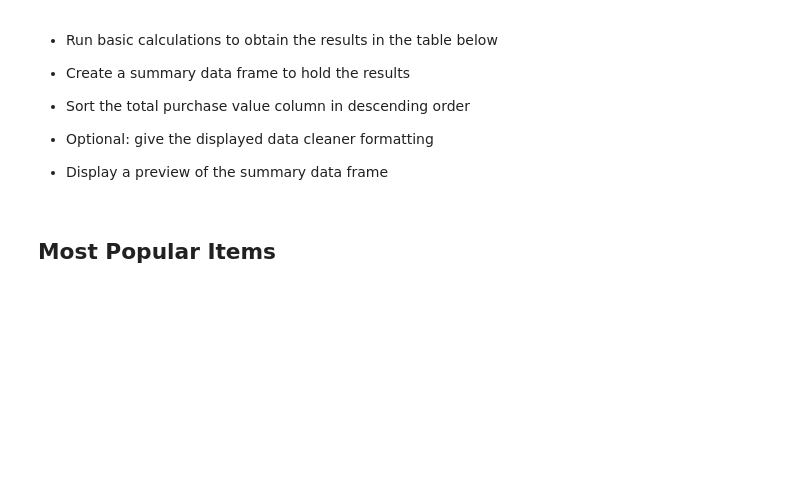
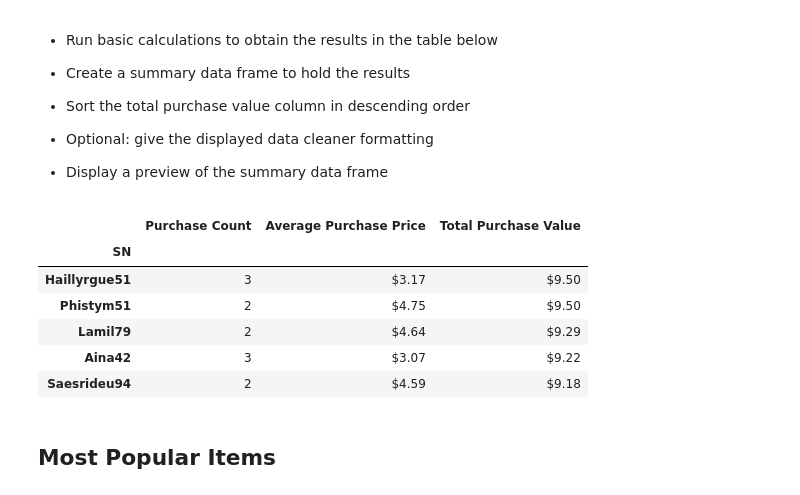
Before and after one commit to AGBarbour/Heroes-of-Pymoli, a Jupyter notebook: Heros/HeroesOfPymoli_starter.ipynb, the cells around one changed output. Saved outputs shown, nothing was run; the diff lists cells and outputs as text; code cells hidden in the pictures; blank space fills up the shorter version.

```diff
--- a/Heros/HeroesOfPymoli_starter.ipynb
+++ b/Heros/HeroesOfPymoli_starter.ipynb
@@ -236,6 +236,26 @@ purchase_summary.head(10)
 
 
 * Display a preview of the summary data frame
+# %%
+sn_grouped = purchase_data.groupby(['SN'])
+
+sndf = pd.DataFrame(sn_grouped["Price"].sum())
+sndf['Average Purchase Price'] = sn_grouped["Price"].mean()
+sndf['Purchase Count'] = sn_grouped["SN"].size()
+sndf = sndf.rename(columns={'Price': 'Total Purchase Value'})
+sndf['Total Purchase Value'] = sndf['Total Purchase Value'].map('${:,.2f}'.format)
+sndf['Average Purchase Price'] = sndf['Average Purchase Price'].map('${:,.2f}'.format)
+sndf = sndf[['Purchase Count', 'Average Purchase Price', 'Total Purchase Value']]
+sndf = sndf.sort_values('Total Purchase Value', ascending=False)
+sndf.head(5)
+# %% [output]
+|  | Purchase Count | Average Purchase Price | Total Purchase Value |
+| SN |  |  |  |
+| Haillyrgue51 | 3 | $3.17 | $9.50 |
+| Phistym51 | 2 | $4.75 | $9.50 |
+| Lamil79 | 2 | $4.64 | $9.29 |
+| Aina42 | 3 | $3.07 | $9.22 |
+| Saesrideu94 | 2 | $4.59 | $9.18 |
 # %% [markdown]
 ## Most Popular Items
 # %% [markdown]
```
Also changed, not shown: parts of 4 cells of this notebook.
